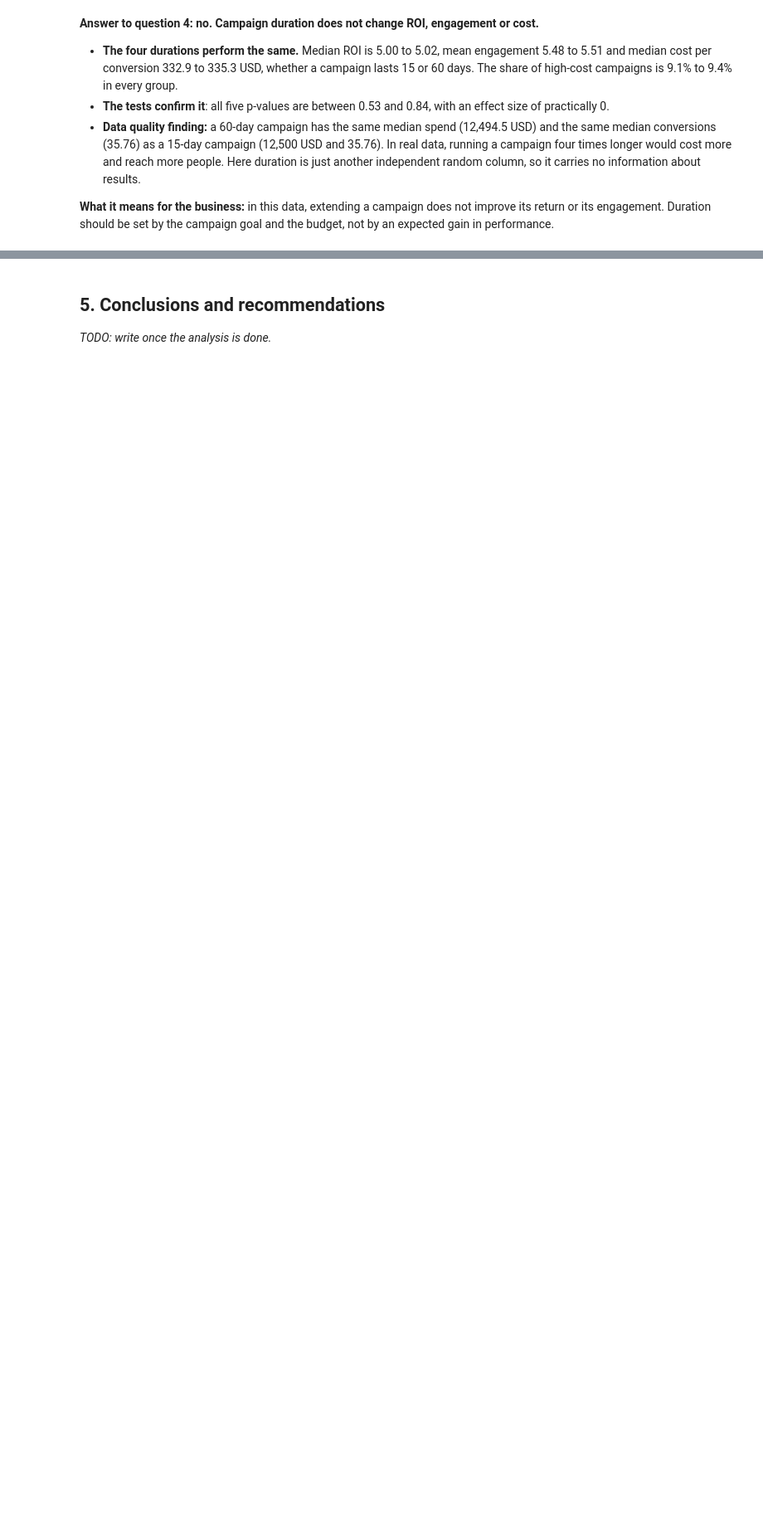
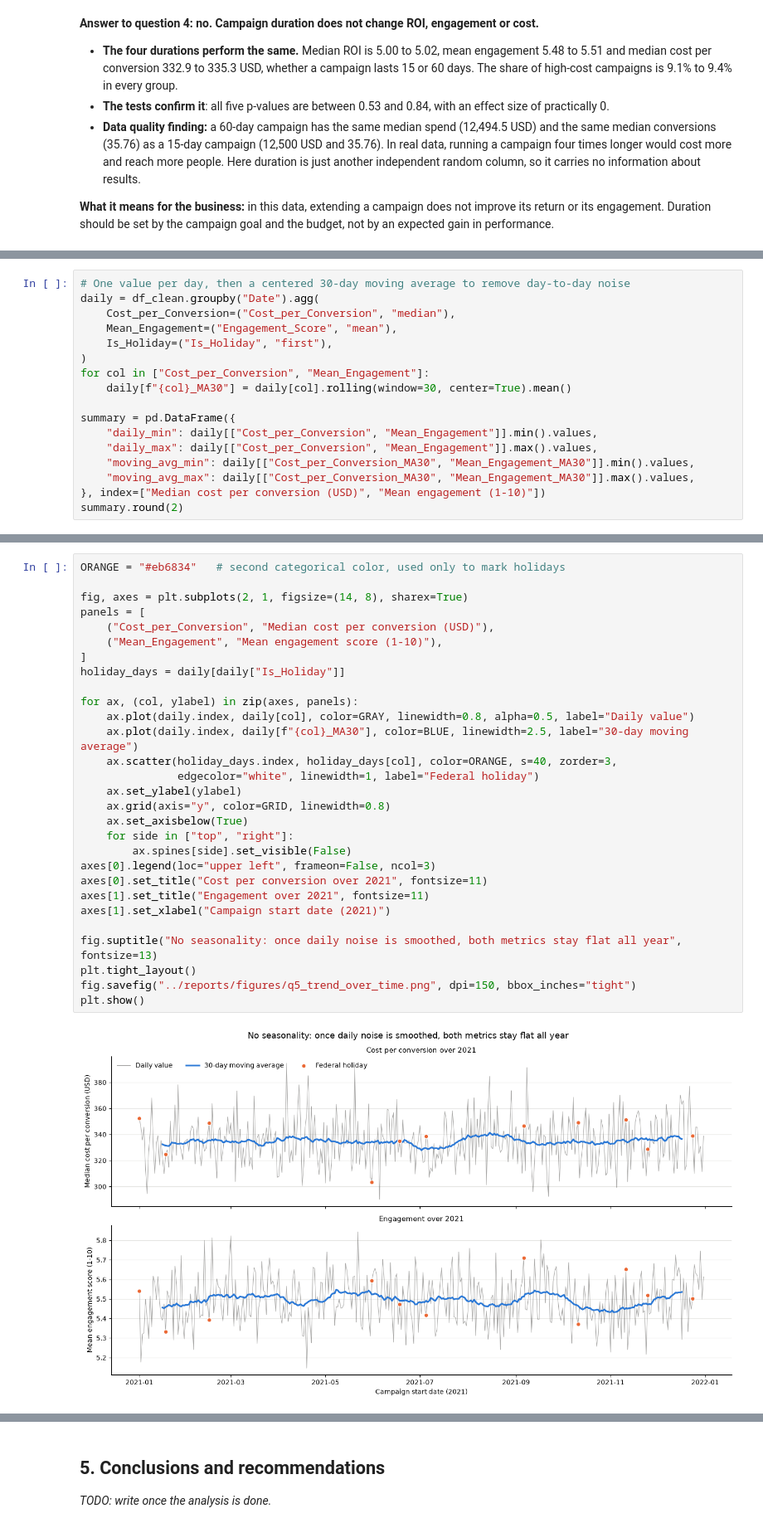
Before and after one commit to IA-P1-BCN/EDA_project_by_Rita, a Jupyter notebook: notebooks/01_eda_marketing_campaigns.ipynb, the cells around one changed output, grey strips where cells are left out. Shown at 83% size. Saved outputs shown, nothing was run; the diff lists cells and outputs as text; blank space fills up the shorter version.

```diff
--- a/notebooks/01_eda_marketing_campaigns.ipynb
+++ b/notebooks/01_eda_marketing_campaigns.ipynb
@@ -973,0 +982,17 @@ plt.show()
+# %%
+# One value per day, then a centered 30-day moving average to remove day-to-day noise
+daily = df_clean.groupby("Date").agg(
+    Cost_per_Conversion=("Cost_per_Conversion", "median"),
+    Mean_Engagement=("Engagement_Score", "mean"),
+    Is_Holiday=("Is_Holiday", "first"),
+)
+for col in ["Cost_per_Conversion", "Mean_Engagement"]:
+    daily[f"{col}_MA30"] = daily[col].rolling(window=30, center=True).mean()
+
+summary = pd.DataFrame({
+    "daily_min": daily[["Cost_per_Conversion", "Mean_Engagement"]].min().values,
+    "daily_max": daily[["Cost_per_Conversion", "Mean_Engagement"]].max().values,
+    "moving_avg_min": daily[["Cost_per_Conversion_MA30", "Mean_Engagement_MA30"]].min().values,
+    "moving_avg_max": daily[["Cost_per_Conversion_MA30", "Mean_Engagement_MA30"]].max().values,
+}, index=["Median cost per conversion (USD)", "Mean engagement (1-10)"])
+summary.round(2)
@@ -973,0 +1003,31 @@ plt.show()
+# %%
+ORANGE = "#eb6834"   # second categorical color, used only to mark holidays
+
+fig, axes = plt.subplots(2, 1, figsize=(14, 8), sharex=True)
+panels = [
+    ("Cost_per_Conversion", "Median cost per conversion (USD)"),
+    ("Mean_Engagement", "Mean engagement score (1-10)"),
+]
+holiday_days = daily[daily["Is_Holiday"]]
+
+for ax, (col, ylabel) in zip(axes, panels):
+    ax.plot(daily.index, daily[col], color=GRAY, linewidth=0.8, alpha=0.5, label="Daily value")
+    ax.plot(daily.index, daily[f"{col}_MA30"], color=BLUE, linewidth=2.5, label="30-day moving average")
+    ax.scatter(holiday_days.index, holiday_days[col], color=ORANGE, s=40, zorder=3,
+               edgecolor="white", linewidth=1, label="Federal holiday")
+    ax.set_ylabel(ylabel)
+    ax.grid(axis="y", color=GRID, linewidth=0.8)
+    ax.set_axisbelow(True)
+    for side in ["top", "right"]:
+        ax.spines[side].set_visible(False)
+axes[0].legend(loc="upper left", frameon=False, ncol=3)
+axes[0].set_title("Cost per conversion over 2021", fontsize=11)
+axes[1].set_title("Engagement over 2021", fontsize=11)
+axes[1].set_xlabel("Campaign start date (2021)")
+
+fig.suptitle("No seasonality: once daily noise is smoothed, both metrics stay flat all year", fontsize=13)
+plt.tight_layout()
+fig.savefig("../reports/figures/q5_trend_over_time.png", dpi=150, bbox_inches="tight")
+plt.show()
+# %% [output]
+[figure, added]
```
Also changed, not shown: parts of 4 cells of this notebook, 1 other file.
